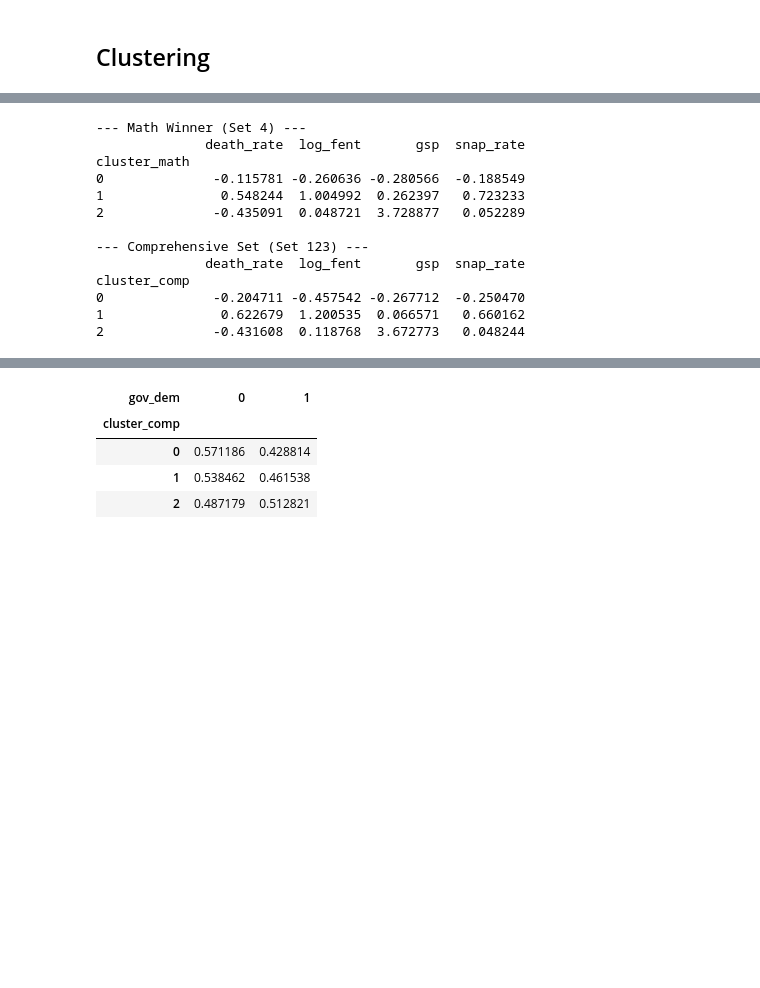
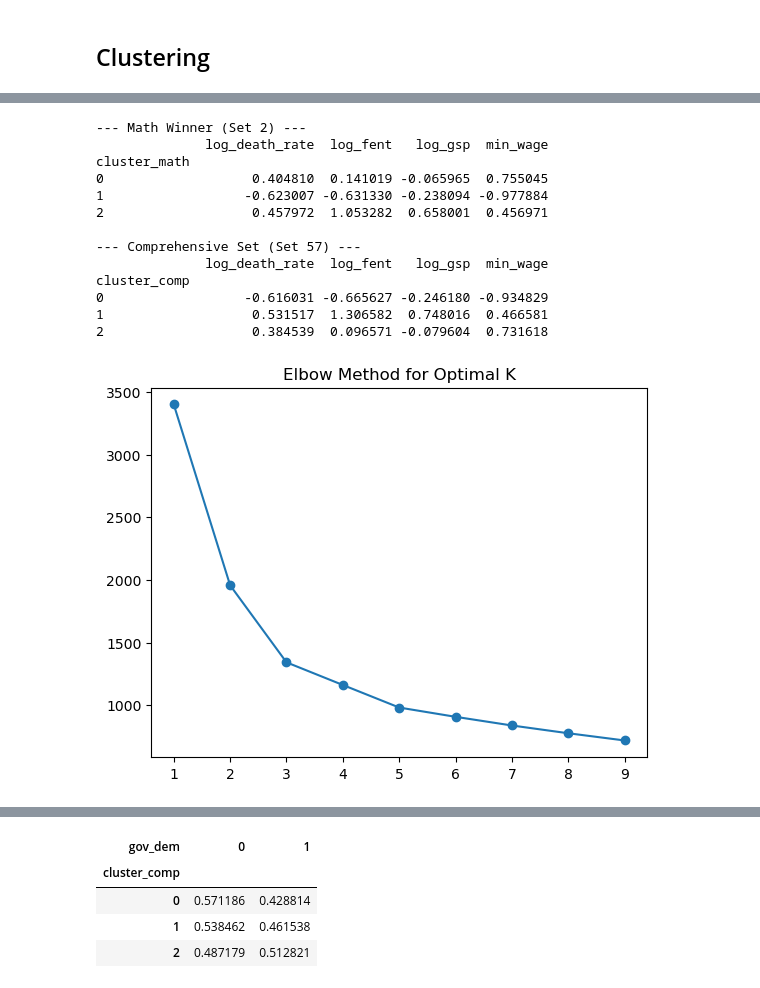
Before and after one commit to amberteetsel/substance-abuse-predictions, a Jupyter notebook: src/models/death_rate_models.ipynb, the cells around one changed output, grey strips where cells are left out. Saved outputs shown, nothing was run; the diff lists cells and outputs as text; code cells hidden in the pictures; blank space fills up the shorter version.

Commit message:
add data exploration plots for final death rate data, moved additional scaling/cleaning steps from modeling notebook to cleaning file

```diff
--- a/src/models/death_rate_models.ipynb
+++ b/src/models/death_rate_models.ipynb
@@ -90,14 +41,0 @@ df.head()
-# %%
-# log transform the skewed features
-df['log_oxy'] = np.log1p(df['oxy_gms'])
-df['log_hydro'] = np.log1p(df['hydro_gms'])
-df['log_fent'] = np.log1p(df['fent_gms'])
-
-# separate features
-# eliminating medicaid_rate because it is colinear with snap rate but snap rate has higher correlation with death rate
-continuous_vars = ['log_oxy', 'log_hydro', 'log_fent', 'unempl_rate', 'poverty_rate', 'min_wage', 'gsp', 'snap_rate',
-'death_rate']
-
-# 3. SCALE SECOND: Put everything on a common -3 to +3 range
-scaler = StandardScaler()
-df[continuous_vars] = scaler.fit_transform(df[continuous_vars])
@@ -178,28 +190,49 @@ Top 10 Feature Sets by Silhouette Score:
 # %%
 # Create two candidate clusterings
-km_math = KMeans(n_clusters=3, random_state=42).fit_predict(df[['log_oxy', 'log_hydro', 'gsp']])
-km_comprehensive = KMeans(n_clusters=3, random_state=42).fit_predict(df[['log_oxy', 'log_hydro', 'log_fent', 'gsp']])
+cluster_num = 3
+
+km_math = KMeans(n_clusters=cluster_num, random_state=42).fit_predict(df[['log_oxy', 'log_hydro', 'min_wage']])
+km_comprehensive = KMeans(n_clusters=cluster_num, random_state=42).fit_predict(df[['log_oxy', 'log_hydro', 'log_fent', 'min_wage']])
 
 df['cluster_math'] = km_math
 df['cluster_comp'] = km_comprehensive
 
 # Compare how they split the death rates
-print("--- Math Winner (Set 4) ---")
-print(df.groupby('cluster_math')[['death_rate', 'log_fent', 'gsp', 'snap_rate']].mean())
+print("--- Math Winner (Set 2) ---")
+print(df.groupby('cluster_math')[['log_death_rate', 'log_fent', 'log_gsp', 'min_wage']].mean())
 
-print("\n--- Comprehensive Set (Set 123) ---")
-print(df.groupby('cluster_comp')[['death_rate', 'log_fent', 'gsp', 'snap_rate']].mean())
+print("\n--- Comprehensive Set (Set 57) ---")
+print(df.groupby('cluster_comp')[['log_death_rate', 'log_fent', 'log_gsp', 'min_wage']].mean())
 # %% [output]
---- Math Winner (Set 4) ---
-              death_rate  log_fent       gsp  snap_rate
+--- Math Winner (Set 2) ---
+              log_death_rate  log_fent   log_gsp  min_wage
 cluster_math
-0              -0.115781 -0.260636 -0.280566  -0.188549
-1               0.548244  1.004992  0.262397   0.723233
-2              -0.435091  0.048721  3.728877   0.052289
+0                   0.404810  0.141019 -0.065965  0.755045
+1                  -0.623007 -0.631330 -0.238094 -0.977884
+2                   0.457972  1.053282  0.658001  0.456971
 
---- Comprehensive Set (Set 123) ---
-              death_rate  log_fent       gsp  snap_rate
+--- Comprehensive Set (Set 57) ---
+              log_death_rate  log_fent   log_gsp  min_wage
 cluster_comp
-0              -0.204711 -0.457542 -0.267712  -0.250470
-1               0.622679  1.200535  0.066571   0.660162
-2              -0.431608  0.118768  3.672773   0.048244
+0                  -0.616031 -0.665627 -0.246180 -0.934829
+1                   0.531517  1.306582  0.748016  0.466581
+2                   0.384539  0.096571 -0.079604  0.731618
+# %%
+from sklearn.cluster import KMeans
+import matplotlib.pyplot as plt
+
+# 1. Select the features (use the scaled versions!)
+cluster_features = ['log_oxy', 'log_hydro', 'log_fent', 'min_wage']
+X = df[cluster_features]
+
+# 2. Use the "Elbow Method" to find the right number of clusters
+inertia = []
+for k in range(1, 10):
+    kmeans = KMeans(n_clusters=k, random_state=42).fit(X)
+    inertia.append(kmeans.inertia_)
+
+plt.plot(range(1, 10), inertia, marker='o')
+plt.title('Elbow Method for Optimal K')
+plt.show()
+# %% [output]
+[figure, added]
```
Also changed, not shown: parts of 15 cells of this notebook, 8 other files.
